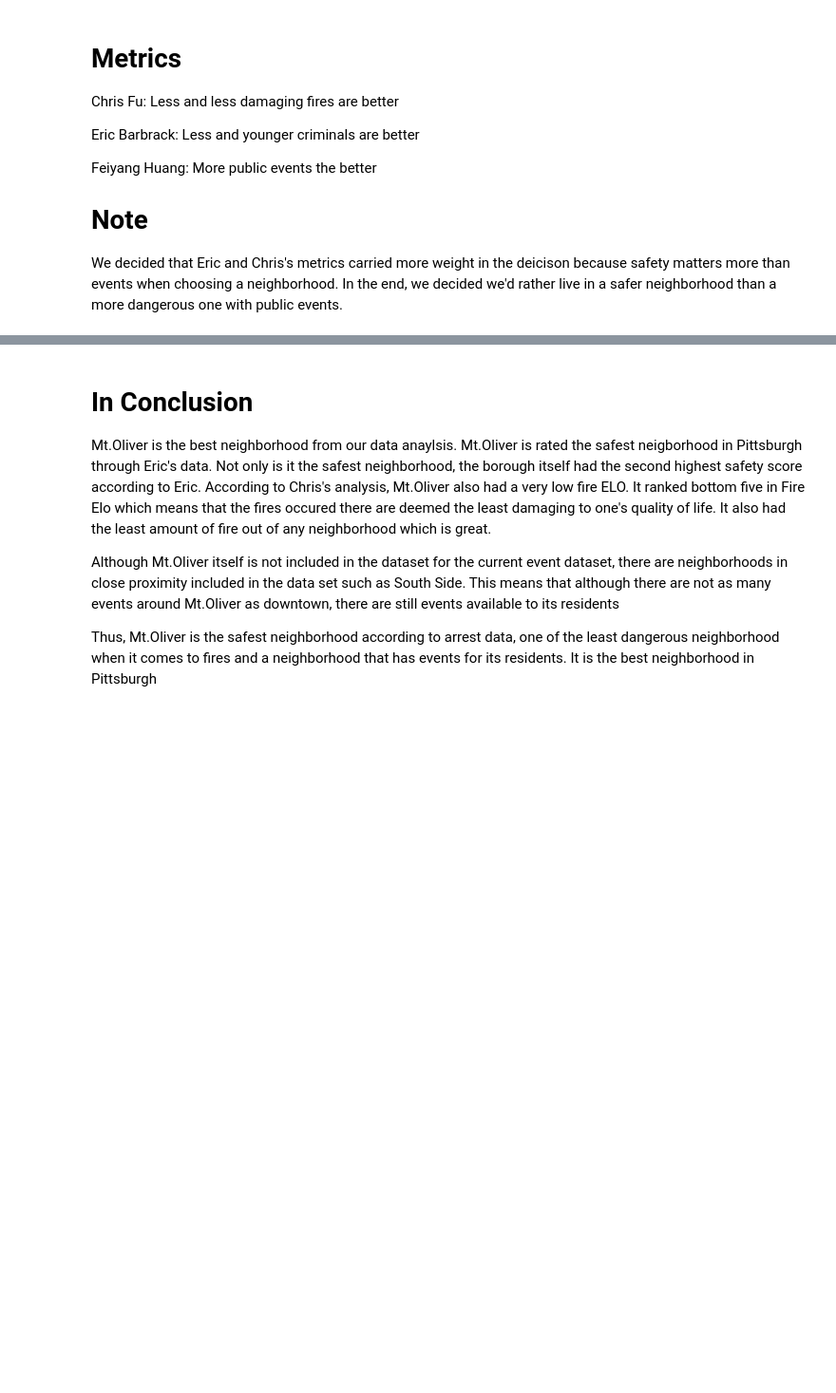
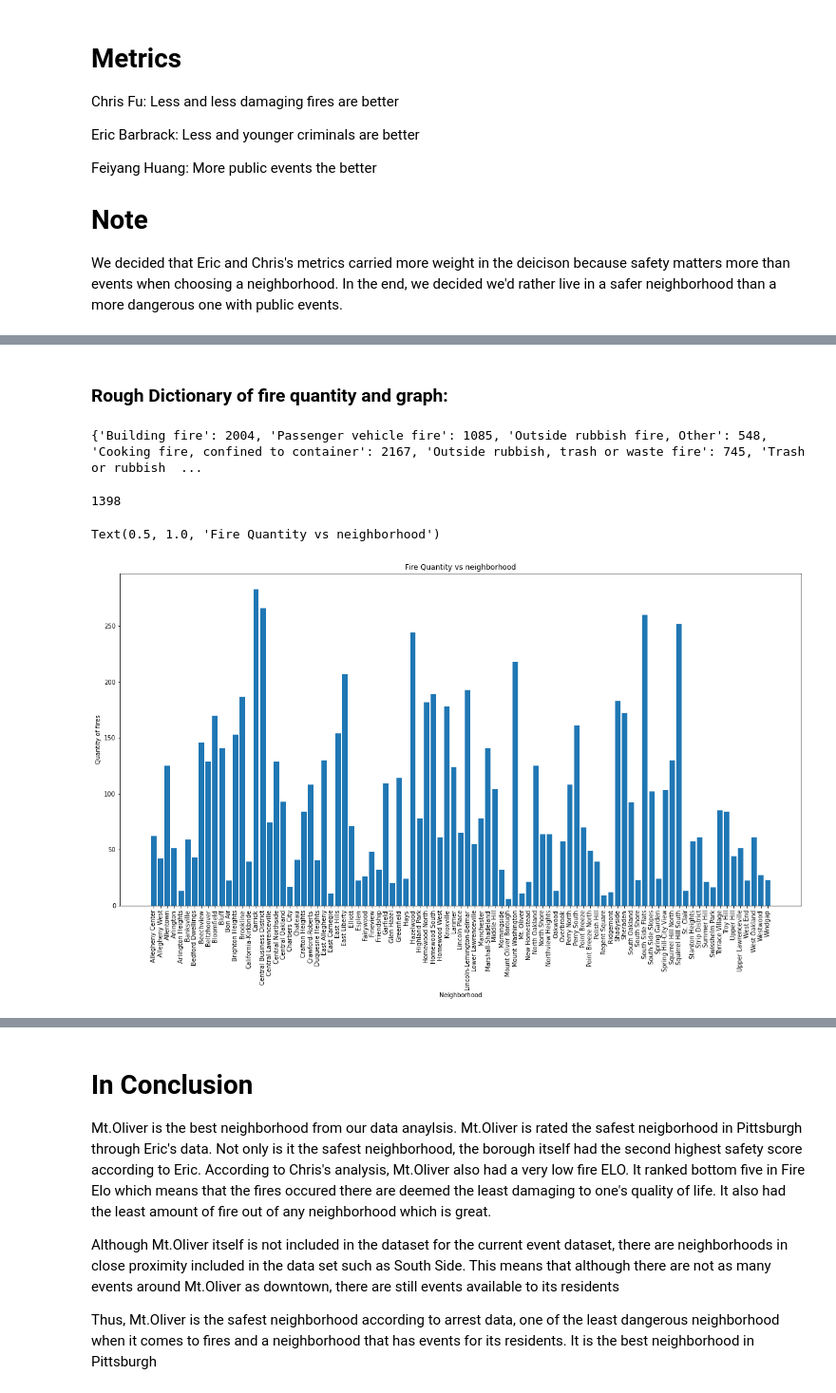
Before and after one commit to Eric-Barbrack/Big-Ideas-Final-Project, a Jupyter notebook: Explain.ipynb, the cells around one changed output, grey strips where cells are left out. Shown at 95% size. Cells and saved outputs as stored; diff of their text form; code cells hidden in the pictures; blank space fills up the shorter version.

```diff
--- a/Explain.ipynb
+++ b/Explain.ipynb
@@ -10,0 +43,47 @@ We decided that Eric and Chris's metrics carried more weight in the deicison bec
+# %% [markdown]
+### Rough Dictionary of fire quantity and graph:
+# %%
+#data.groupby("neighborhood").count()
+#ata.groupby("type_description").count()
+fireDic = {}
+hoodDic ={}
+
+#print(data.iloc[40])
+#3 is fire type, 9 is neighborhood
+for i in range(len(data)):
+    hood=str(data.iloc[i][9])
+    if hood in hoodDic:
+        hoodDic[hood]=  hoodDic[hood]+1
+
+    else:
+        hoodDic[hood] =1
+    fire=str(data.iloc[i][3])
+    if fire in fireDic:
+        fireDic[fire]=  fireDic[fire]+1
+
+    else:
+        fireDic[fire] =1
+    #fireDic ={data.iloc[i][3]:1}
+print(fireDic)
+hoodDic.pop('nan')
+#print(hoodDic)
+    #print(data.iloc[i][9])
+# %% [output]
+{'Building fire': 2004, 'Passenger vehicle fire': 1085, 'Outside rubbish fire, Other': 548, 'Cooking fire, confined to container': 2167, 'Outside rubbish, trash or waste fire': 745, 'Trash or rubbish  ...
+1398
+# %%
+sorted_data = dict(sorted(hoodDic.items()))
+nkeys = list(sorted_data.keys())
+nvalues = list(sorted_data.values())
+plt.figure(figsize=(20, 10))
+plt.bar(nkeys, nvalues)
+
+# Adding labels and title
+plt.xlabel('Neighborhood')
+#plt.figure(figsize=(20, 5))
+plt.ylabel('Quantity of fires')
+plt.xticks(rotation=90)
+plt.title('Fire Quantity vs neighborhood')
+# %% [output]
+Text(0.5, 1.0, 'Fire Quantity vs neighborhood')
+[figure, added]
```
Also changed, not shown: parts of 41 cells of this notebook, 1 other file.
